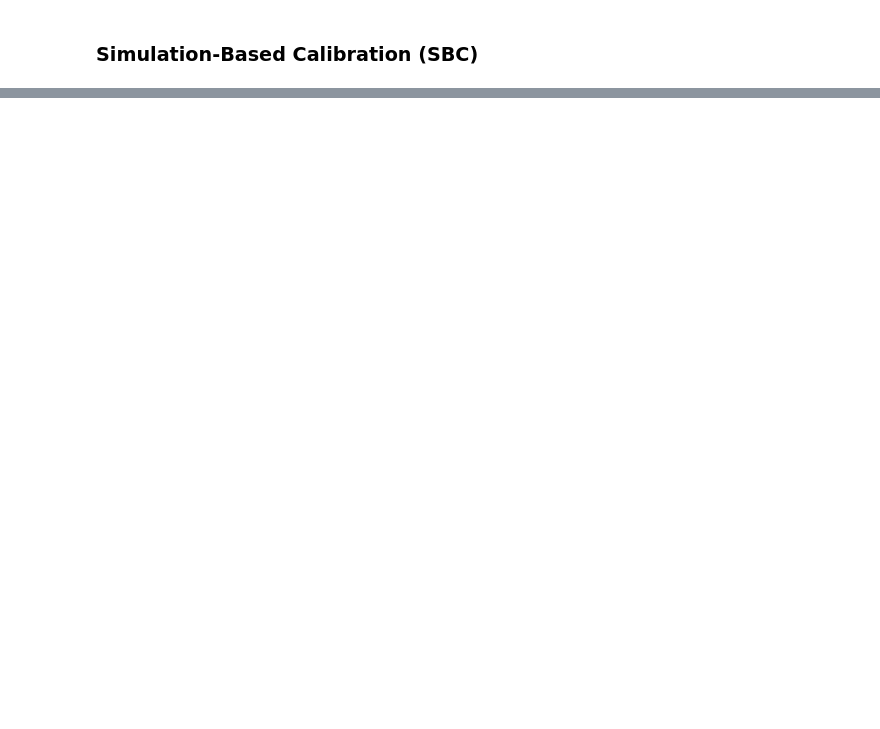
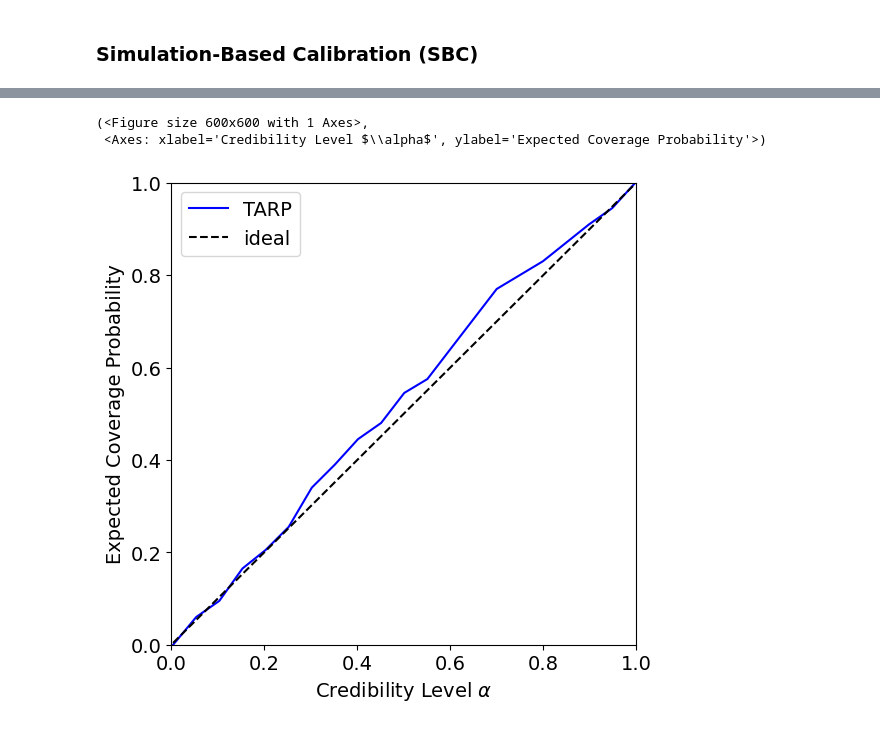
Before and after one commit to leonnoble/sbi_21cm_ps, a Jupyter notebook: sbi_NPE.ipynb, the cells around one changed output, grey strips where cells are left out. Drawn from its saved outputs; the diff is of its cells as text; code cells hidden in the pictures; blank space fills up the shorter version.

```diff
--- a/sbi_NPE.ipynb
+++ b/sbi_NPE.ipynb
@@ -219,0 +274,16 @@ fig, ax = sbc_rank_plot(
+# %%
+from sbi.diagnostics import run_tarp
+ecp, alpha = run_tarp(
+    thetas,
+    torch.tensor(xs, dtype=torch.float32, device=device),
+    posterior,
+    references=None,  # will be calculated automatically.
+    num_posterior_samples=1000,
+)
+# %%
+from sbi.analysis.plot import plot_tarp
+plot_tarp(ecp.cpu(), alpha.cpu())
+# %% [output]
+(<Figure size 600x600 with 1 Axes>,
+ <Axes: xlabel='Credibility Level $\\alpha$', ylabel='Expected Coverage Probability'>)
+[figure, added]
```
Also changed, not shown: parts of 19 cells of this notebook, 10 other files.
